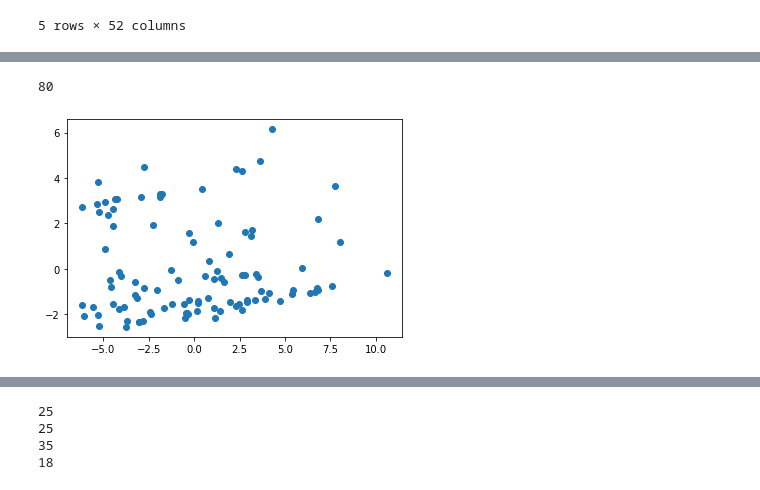
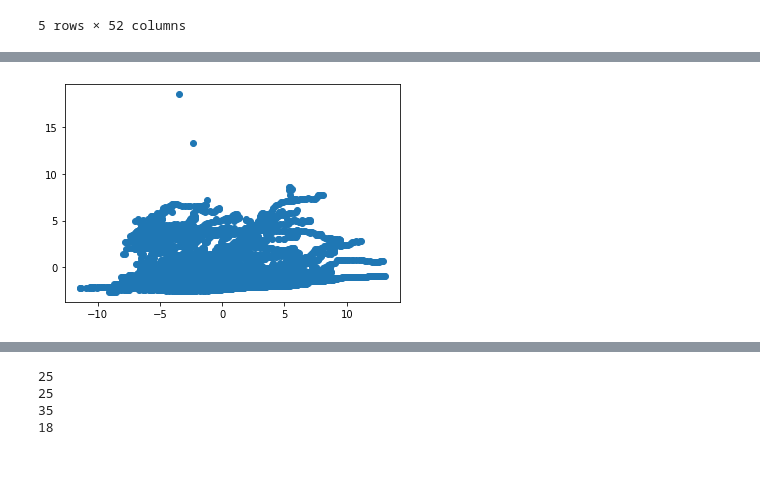
Before and after one commit to RomainClaret/msc.ml.labs, a Jupyter notebook: lab7/lab_07.ipynb, the cells around one changed output, grey strips where cells are left out. Saved outputs shown, nothing was run; the diff lists cells and outputs as text; code cells hidden in the pictures.

```diff
--- a/lab7/lab_07.ipynb
+++ b/lab7/lab_07.ipynb
@@ -151,11 +171,8 @@ features_logarithmic = [
 import numpy as np
 from sklearn.preprocessing import FunctionTransformer
 log_transformer = FunctionTransformer(np.log1p)
-df_1990_log_features = df_1990[features_logarithmic]
-df_1990_log = log_transformer.transform(df_1990_log_features)
+df_log_features = df[features_logarithmic+trageted_feature]
+df_log = log_transformer.transform(df_log_features)
 
-df_1970_log_features = df_1970[features_logarithmic]
-df_1970_log = log_transformer.transform(df_1970_log_features)
-
-len(df_1970_log)
+len(df_log)
 # %% [output]
@@ -171,0 +180,3 @@ len(df_1970_cleaned)
+# %%
+df_concat = pd.concat([df[features], df_log], axis=1, join="inner")
+len(df_log)
@@ -171,0 +185,3 @@ len(df_1970_cleaned)
+# %%
+df_cleaned = df_concat.dropna()
+len(df_cleaned)
@@ -176,11 +196,6 @@ df_1970_normalized = Normalizer().fit_transform(df_1970_cleaned[features[1:]+fea
-# %%
-len(df_1970_normalized)
-# %% [output]
-80
 # %%
 from sklearn.decomposition import PCA
 pca = PCA(2)
-df_1970_pca = pca.fit_transform(df_1970_cleaned[features[1:]+features_logarithmic])
-df_1990_pca = pca.fit_transform(df_1990_cleaned[features[1:]+features_logarithmic])
+df_pca = pca.fit_transform(df_cleaned[features+features_logarithmic])
 # %%
 from sklearn.cluster import KMeans
@@ -194,6 +203,6 @@ gnn_1970 = GaussianMixture(n_components=4, covariance_type='full').fit(df_1970_p
 # %%
 import matplotlib.pyplot as plt
-plt.scatter(df_1990_pca[:,0] , df_1990_pca[:,1])
+plt.scatter(df_pca[:,0] , df_pca[:,1])
 plt.show()
 # %% [output]
-[figure, old version]
+[figure, new version]
```
Also changed, not shown: parts of 24 cells of this notebook.
